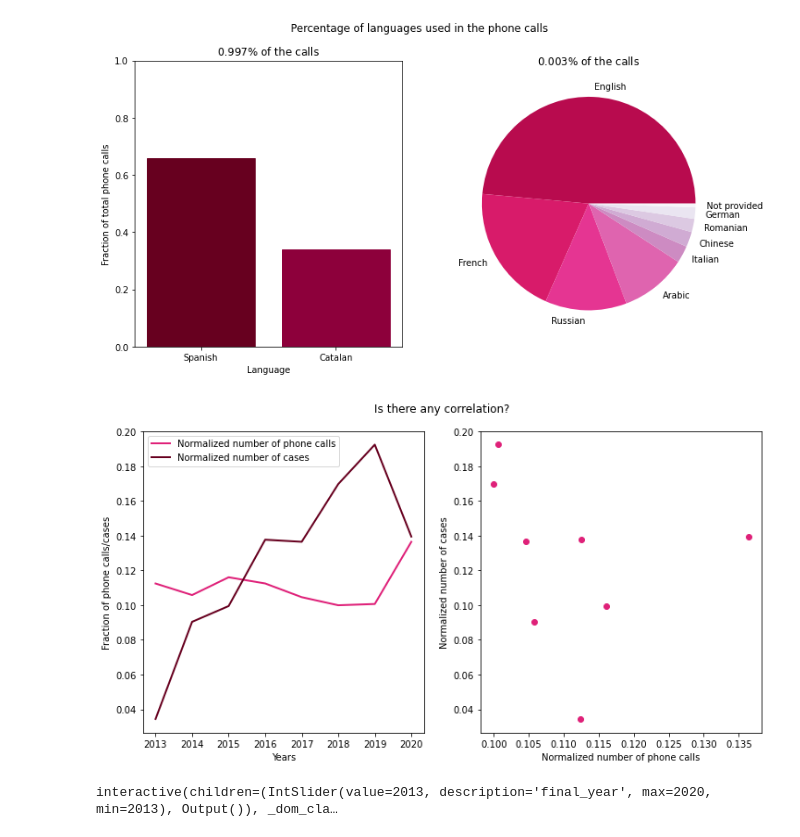
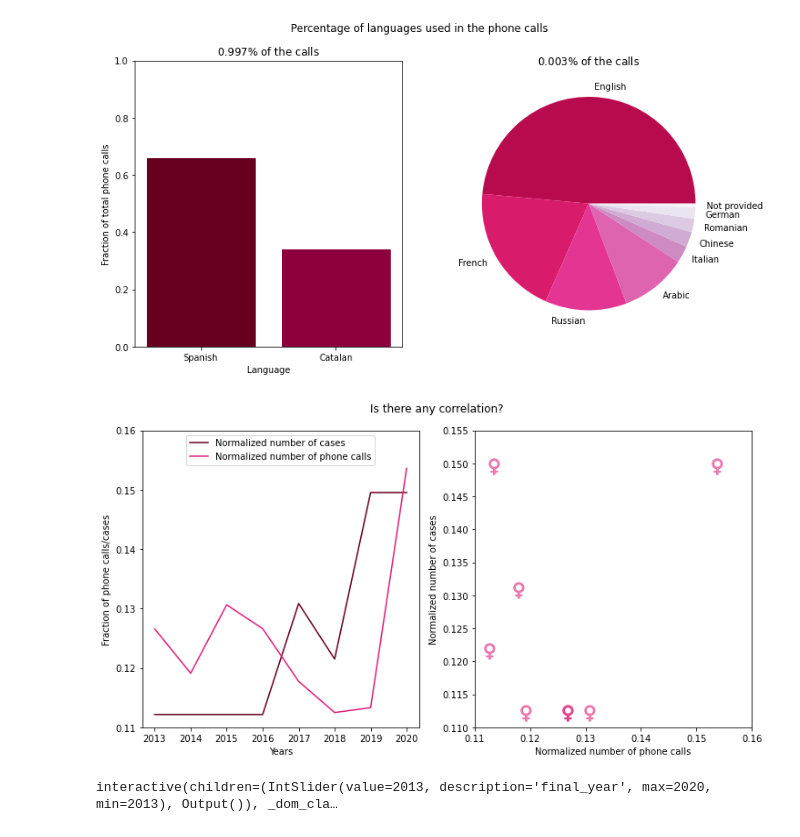
Before and after one commit to AdriaMeca/Dashboard, a Jupyter notebook: gender-violence.ipynb, the cells around one changed output. Saved outputs shown, nothing was run; the diff lists cells and outputs as text; code cells hidden in the pictures.

Commit message:
I've fixed the errors of the correlation graph.

```diff
--- a/gender-violence.ipynb
+++ b/gender-violence.ipynb
@@ -108,36 +108,31 @@ axs[1].pie(x=values[2:],
 _ = axs[1].set_title(f'${sum(values[2:]):.3f}\%$ of the calls')
 # %% [output]
 [figure]
-# %%
-%matplotlib inline
-
-
-series_calls = dict(phone_calls['any'].value_counts() / phone_calls['any'].value_counts().sum())
-
-fig, axs = plt.subplots(nrows=1, ncols=2, figsize=(12, 6))
-
-years, number_cases, number_calls = [], [], []
-for year in range(first_year, final_year+1):
-    series_cases = real_cases[real_cases['any'] == str(year)]['v_ctimes_ateses']
-    years.append(year)
-    number_calls.append(series_calls[str(year)])
-    number_cases.append(sum(map(int, series_cases.values)))
-number_cases = [n/sum(number_cases) for n in number_cases]
-
-axs[0].plot(years, number_calls, color=c1, lw=2, label='Normalized number of phone calls')
-axs[0].plot(years, number_cases, color=c2, lw=2, label='Normalized number of cases')
-axs[0].set_xlabel('Years')
-axs[0].set_xticks(range(first_year, final_year+1))
-axs[0].set_ylabel('Fraction of phone calls/cases')
-axs[0].legend()
-
-axs[1].scatter(number_calls, number_cases, color=c1, marker='o')
-axs[1].set_xlabel('Normalized number of phone calls')
-axs[1].set_ylabel('Normalized number of cases')
-
-_ = fig.suptitle('Is there any correlation?', y=0.95)
-# %% [output]
-[figure, removed]
+# %%
+series_calls = phone_calls['any'].value_counts().drop('2021').sort_index()
+series_calls /= series_calls.sum()
+
+series_cases = real_cases['any'].value_counts().drop(['2011', '2012', '2021']).sort_index()
+series_cases /= series_cases.sum()
+
+fig, axs = plt.subplots(nrows=1, ncols=2, figsize=(12, 6))
+
+axs[0].plot(range(2013, 2021), series_cases.values, label='Normalized number of cases', color=c2)
+axs[0].plot(range(2013, 2021), series_calls.values, label='Normalized number of phone calls', color=c1)
+axs[0].set_yticks(axs[0].get_yticks())
+axs[0].set_xlabel('Years')
+axs[0].set_ylabel('Fraction of phone calls/cases')
+axs[0].legend(loc='upper center')
+
+axs[1].scatter(series_calls.values, series_cases.values, alpha=0.5, s=300, marker=u'$\u2640$', color=c1)
+axs[1].set_xticks(axs[1].get_xticks())
+axs[1].set_yticks(axs[1].get_yticks())
+axs[1].set_xlabel('Normalized number of phone calls')
+axs[1].set_ylabel('Normalized number of cases')
+
+_ = fig.suptitle('Is there any correlation?', y=0.95)
+# %% [output]
+[figure, added]
 # %%
 %matplotlib inline
 
```
